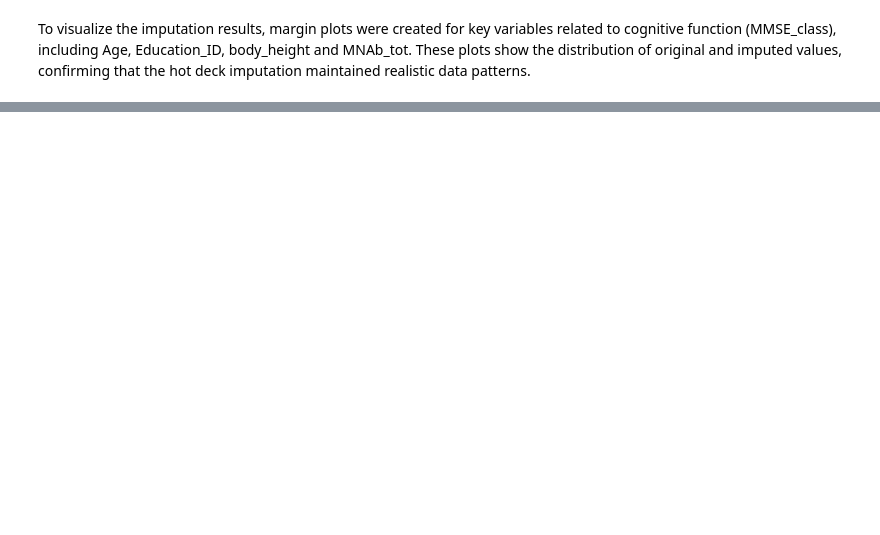
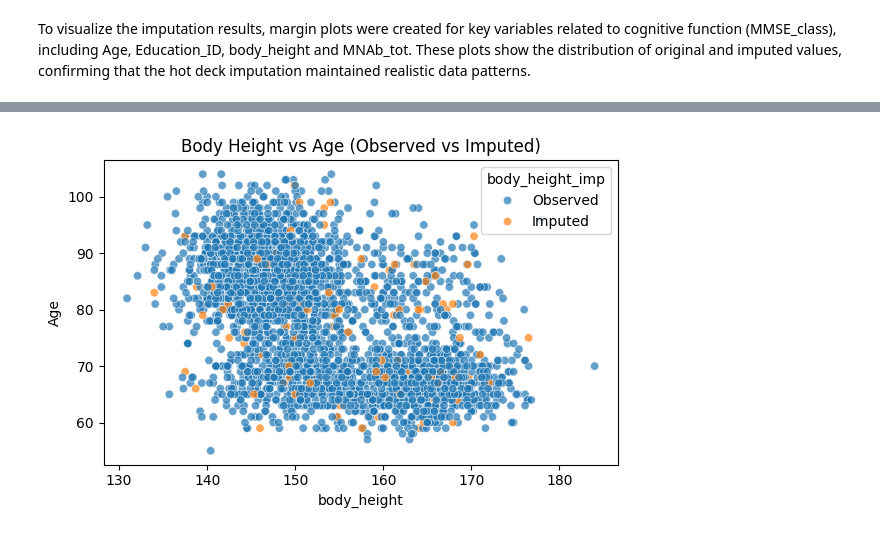
Before and after one commit to Sambidh/Dementia-Prediction-using-python, a Jupyter notebook: main.ipynb, the cells around one changed output, grey strips where cells are left out. Cells and saved outputs as stored; diff of their text form; code cells hidden in the pictures; blank space fills up the shorter version.

```diff
--- a/main.ipynb
+++ b/main.ipynb
@@ -453,15 +453,15 @@ plt.show()
 # %% [markdown]
 To visualize the imputation results, margin plots were created for key variables related to cognitive function (MMSE_class), including Age, Education_ID, body_height and MNAb_tot. These plots show the distribution of original and imputed values, confirming that the hot deck imputation maintained realistic data patterns.
 # %%
-data_bheight_imp = data_imputed.copy()
+data_2 = data_1.copy()
 
-match_vars_bheight = ["Age"]
+match_vars_2 = ["Age"]
 
-for idx, row in data_imputed[data_imputed["body_height"].isna()].iterrows():
-    donors = data_bheight_imp[data_bheight_imp["body_height"].notna()]
+for idx, row in data_2[data_2["body_height"].isna()].iterrows():
+    donors = data_2[data_2["body_height"].notna()]
 
-    for var in match_vars_bheight:
+    for var in match_vars_2:
         donors = donors[donors[var] == row[var]]
 
     if len(donors) > 0:
-        data_imputed.at[idx, "body_height"] = donors["body_height"].sample(1).values[0]
+        data_2.at[idx, "body_height"] = donors["body_height"].sample(1).values[0]
@@ -467,0 +474,22 @@ for idx, row in data_imputed[data_imputed["body_height"].isna()].iterrows():
+# %%
+plot_data_2 = data_2.copy()
+
+plot_data_2["body_height_imp"] = data["Age"].isna().map(
+    {True: "Imputed", False: "Observed"}
+)
+# %%
+plt.figure(figsize=(6, 4))
+
+sns.scatterplot(
+    data=plot_data_2,
+    x="body_height",
+    y="Age",
+    hue="body_height_imp",
+    alpha=0.7
+)
+
+plt.title("Body Height vs Age (Observed vs Imputed)")
+plt.tight_layout()
+plt.show()
+# %% [output]
+[figure, added]
```
Also changed, not shown: parts of 5 cells of this notebook.
